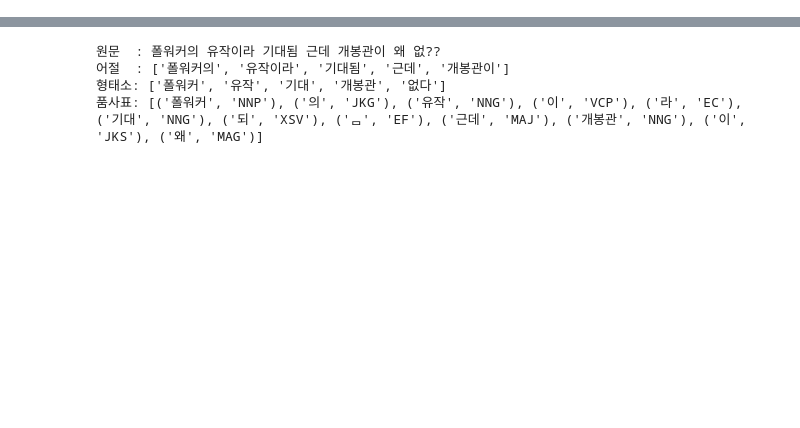
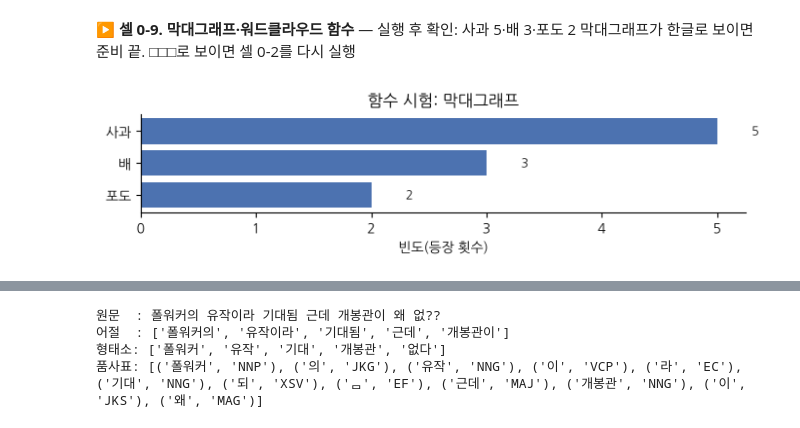
Before and after one commit to itlects/2026-2_ai-data, a Jupyter notebook: Week07/colab/Week07_텍스트시각화_완성.ipynb, the cells around one changed output, grey strips where cells are left out. Cells and saved outputs as stored; diff of their text form; code cells hidden in the pictures; blank space fills up the shorter version.

```diff
--- a/Week07/colab/Week07_텍스트시각화_완성.ipynb
+++ b/Week07/colab/Week07_텍스트시각화_완성.ipynb
@@ -205,0 +283,28 @@ Name: length, dtype: float64
+# %% [markdown]
+**▶ 셀 0-9. 막대그래프·워드클라우드 함수** — 실행 후 확인: 사과 5·배 3·포도 2 막대그래프가 한글로 보이면 준비 끝. □□□로 보이면 셀 0-2를 다시 실행
+# %%
+def bar_top(counter, title, fname, n=20, color="#4C72B0"):
+    """상위 n개 단어 가로 막대그래프"""
+    words, counts = zip(*counter.most_common(n))
+    fig, ax = plt.subplots(figsize=(7, 0.32 * n + 1))
+    ax.barh(words[::-1], counts[::-1], color=color)        # 1위가 맨 위에 오도록 뒤집기
+    for y, v in enumerate(counts[::-1]):
+        ax.text(v + 0.3, y, str(v), va="center", fontsize=9)
+    ax.set_title(title); ax.set_xlabel("빈도(등장 횟수)")
+    ax.spines[["top", "right"]].set_visible(False)
+    fig.tight_layout(); fig.savefig(f"figures/{fname}", dpi=150); plt.show()
+
+def make_wc(counter, colormap="viridis", max_words=80):
+    """빈도 → 워드클라우드 (random_state 고정: 실행할 때마다 배치가 같음)"""
+    return WordCloud(font_path=FONT, width=900, height=500, background_color="white",
+                     colormap=colormap, max_words=max_words, random_state=42,
+                     prefer_horizontal=0.9).generate_from_frequencies(counter)
+
+def show_wc(counter, title, fname, colormap="viridis"):
+    fig, ax = plt.subplots(figsize=(9, 5))
+    ax.imshow(make_wc(counter, colormap)); ax.axis("off"); ax.set_title(title)
+    fig.tight_layout(); fig.savefig(f"figures/{fname}", dpi=150); plt.show()
+
+bar_top(Counter({"사과": 5, "배": 3, "포도": 2}), "함수 시험: 막대그래프", "test_bar.png", n=3)
+# %% [output]
+[figure, added]
```
Also changed, not shown: parts of 139 cells of this notebook, 12 other files.
